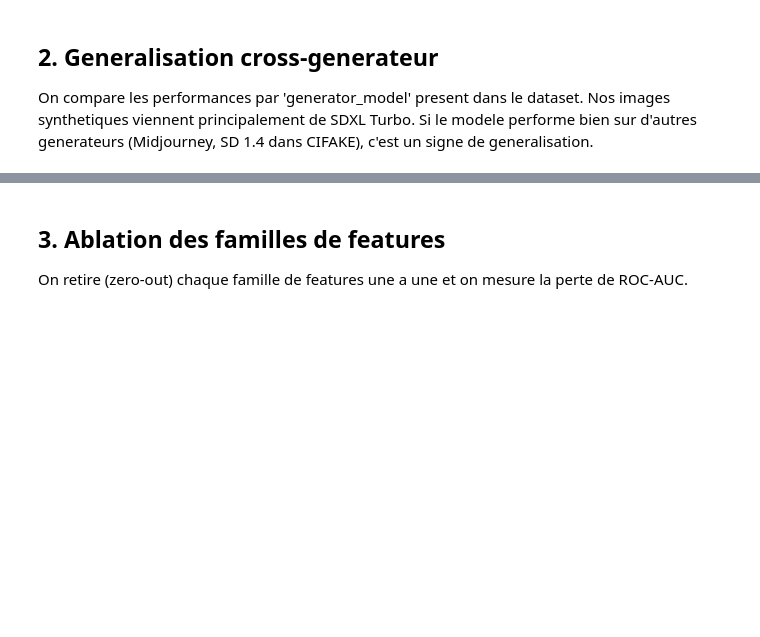
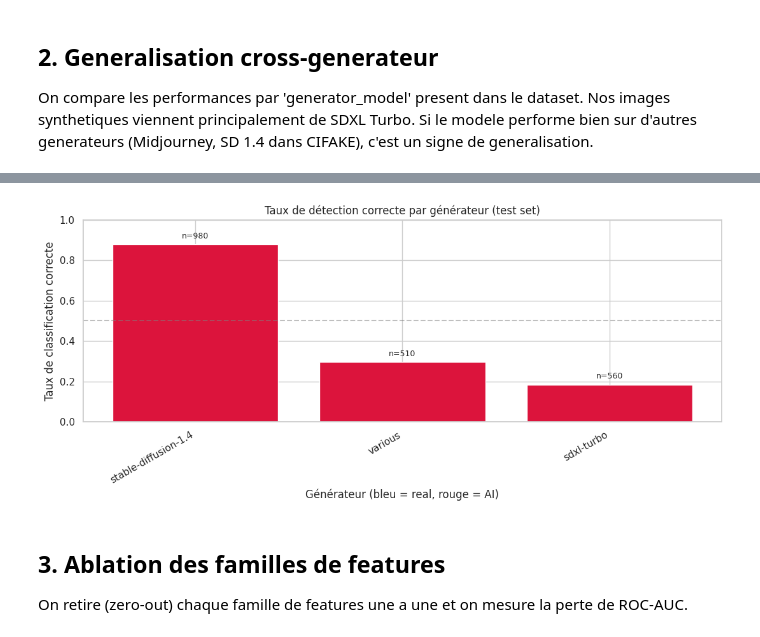
Before and after one commit to HpedArthur/Insurance-fraud-detection-AI, a Jupyter notebook: 02_notebooks/03_sensibilite.ipynb, the cells around one changed output, grey strips where cells are left out. Cells and saved outputs as stored; diff of their text form; code cells hidden in the pictures; blank space fills up the shorter version.

Commit message:
feat(reports): metriques completes + figures explicabilite/sensibilite + thresholds

```diff
--- a/02_notebooks/03_sensibilite.ipynb
+++ b/02_notebooks/03_sensibilite.ipynb
@@ -156,9 +167,0 @@ perf
-# %%
-if len(perf) > 0:
-    fig, ax = plt.subplots(figsize=(10, 5))
-    perf.plot(x='generator', y=['roc_auc', 'f1'], kind='bar', ax=ax, rot=30)
-    ax.set_title('Performance par generateur (test set)')
-    ax.set_ylabel('Metric')
-    plt.tight_layout()
-    plt.savefig(FIG_DIR / 'sensibilite_par_generateur.png', dpi=140, bbox_inches='tight')
-    plt.show()
@@ -165,3 +209,37 @@ if len(perf) > 0:
+# %%
+if len(perf) > 0:
+    # On veut comparer la "détection rate" de chaque générateur
+    # Pour les générateurs AI : recall_fake = % d'images bien classées comme fake
+    # Pour le groupe "real" : 1 - fpr_real = % d'images bien classées comme real
+    perf_plot = perf.copy()
+    perf_plot['detection_correcte'] = perf_plot.apply(
+        lambda r: r['recall_fake'] if r['recall_fake'] is not None else (1 - r['fpr_real']) if r['fpr_real'] is not None else None,
+        axis=1
+    )
+    perf_plot = perf_plot.dropna(subset=['detection_correcte']).sort_values('detection_correcte', ascending=False)
+
+    fig, ax = plt.subplots(figsize=(11, 5))
+    bars = ax.bar(perf_plot['generator'], perf_plot['detection_correcte'],
+                   color=['steelblue' if g == 'real' else 'crimson' for g in perf_plot['generator']])
+    ax.set_title('Taux de détection correcte par générateur (test set)')
+    ax.set_ylabel('Taux de classification correcte')
+    ax.set_xlabel('Générateur (bleu = real, rouge = AI)')
+    ax.axhline(0.5, color='gray', linestyle='--', alpha=0.5, label='Hasard')
+    ax.set_ylim(0, 1)
+    plt.xticks(rotation=30, ha='right')
+
+    # Ajouter le n au-dessus de chaque barre
+    for bar, n in zip(bars, perf_plot['n']):
+        ax.text(bar.get_x() + bar.get_width()/2, bar.get_height() + 0.02,
+                f'n={n}', ha='center', va='bottom', fontsize=9)
+
+    plt.tight_layout()
+    plt.savefig(FIG_DIR / 'sensibilite_par_generateur.png', dpi=140, bbox_inches='tight')
+    plt.show()
+else:
+    print("Pas de donnees a plotter (perf est vide).")
+# %% [output]
+[figure, added]
 # %% [markdown]
 ## 3. Ablation des familles de features
 
```
Also changed, not shown: parts of 9 cells of this notebook, 20 other files.
